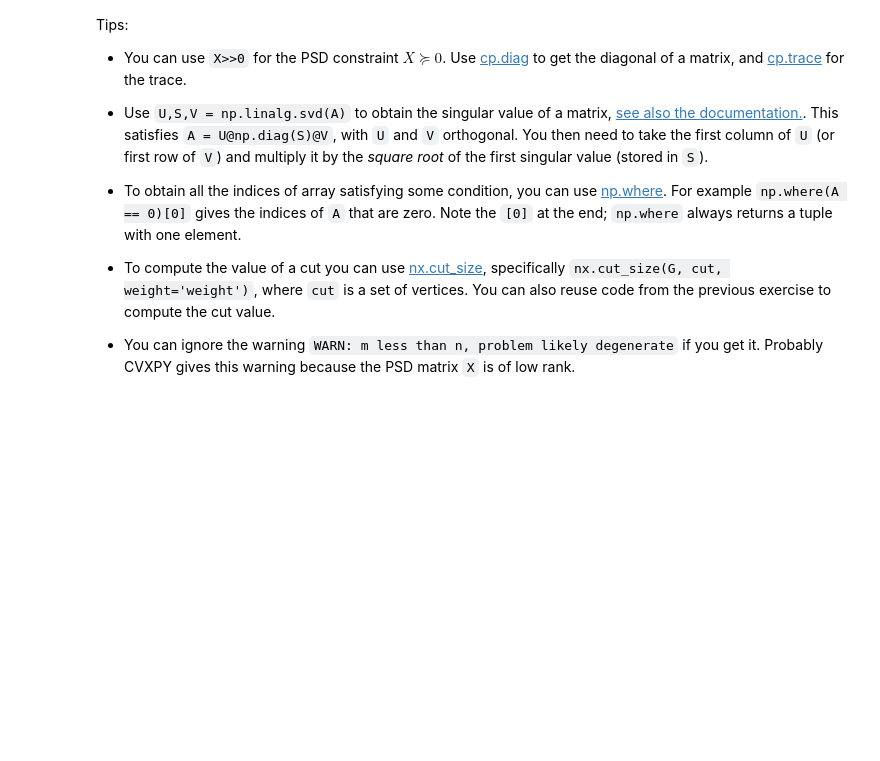
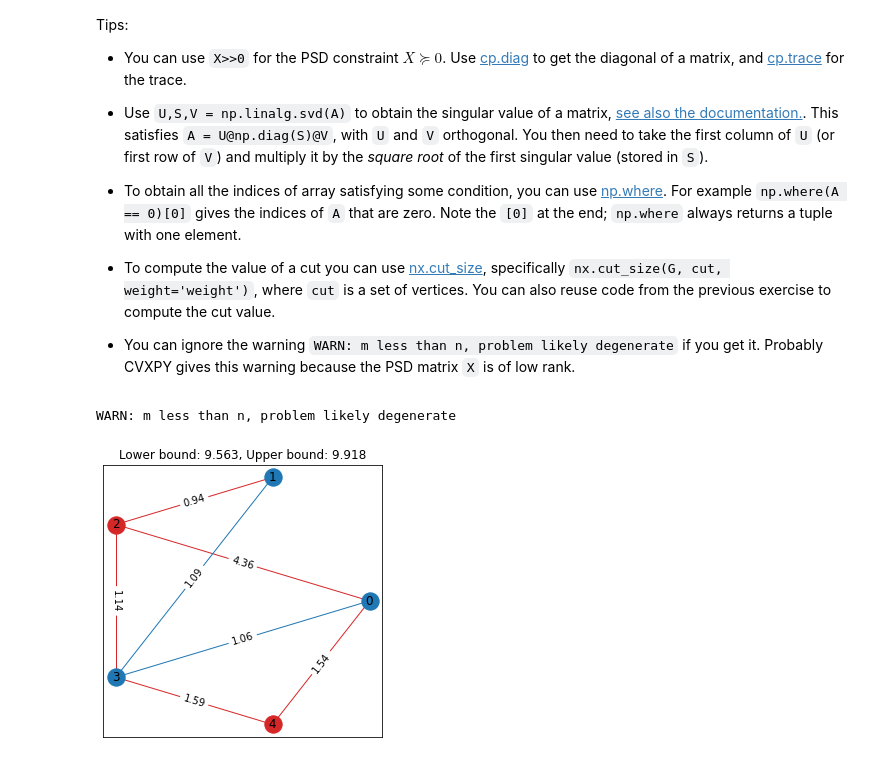
Before and after one commit to anhnguyendepocen/optimization-II-2021, a Jupyter notebook: notebooks/week11.ipynb, the cells around one changed output. Saved outputs shown, nothing was run; the diff lists cells and outputs as text; code cells hidden in the pictures; blank space fills up the shorter version.

```diff
--- a/notebooks/week11.ipynb
+++ b/notebooks/week11.ipynb
@@ -639,27 +733,45 @@ Tips:
 # %%
 def max_cut_approx(G):
     N = G.number_of_nodes()
 
     # Compute the weight matrix
     weight = nx.get_edge_attributes(G, "weight")
     W = np.zeros((N, N))
     for (i, j), w in weight.items():
         W[i, j] = w
         W[j, i] = w
 
     X = cp.Variable((N, N))
 
-    # ENTER YOUR CODE HERE
+    # BEGIN SOLUTION
 
+    objective = cp.Minimize(cp.trace(W @ X))
+    constraints = [X >> 0, cp.diag(X) == 1]
+
+    problem = cp.Problem(objective, constraints)
+    opt_val = problem.solve()
+
+    upper_bound = (np.sum(W) - opt_val) / 4
+
+    U, S, V = np.linalg.svd(X.value)
+    guess = U[:, 0] * np.sqrt(S[0])
+    cut = np.where(guess > 0)[0]
+
+    lower_bound = nx.cut_size(G, cut, weight="weight")
+
+    # END SOLUTION
 
     return cut, lower_bound, upper_bound
 
 
 G = random_weighted_graph(n_nodes=5, seed=179)
 cut, lower_bound, upper_bound = max_cut_approx(G)
 
 draw_cut(G, cut)
 plt.title(f"Lower bound: {lower_bound:.3f}, Upper bound: {upper_bound:.3f}");
+# %% [output]
+WARN: m less than n, problem likely degenerate
+[figure, added]
 # %%
 from IPython.utils import io
 
```
Also changed, not shown: parts of 13 cells of this notebook, 3 other files.
